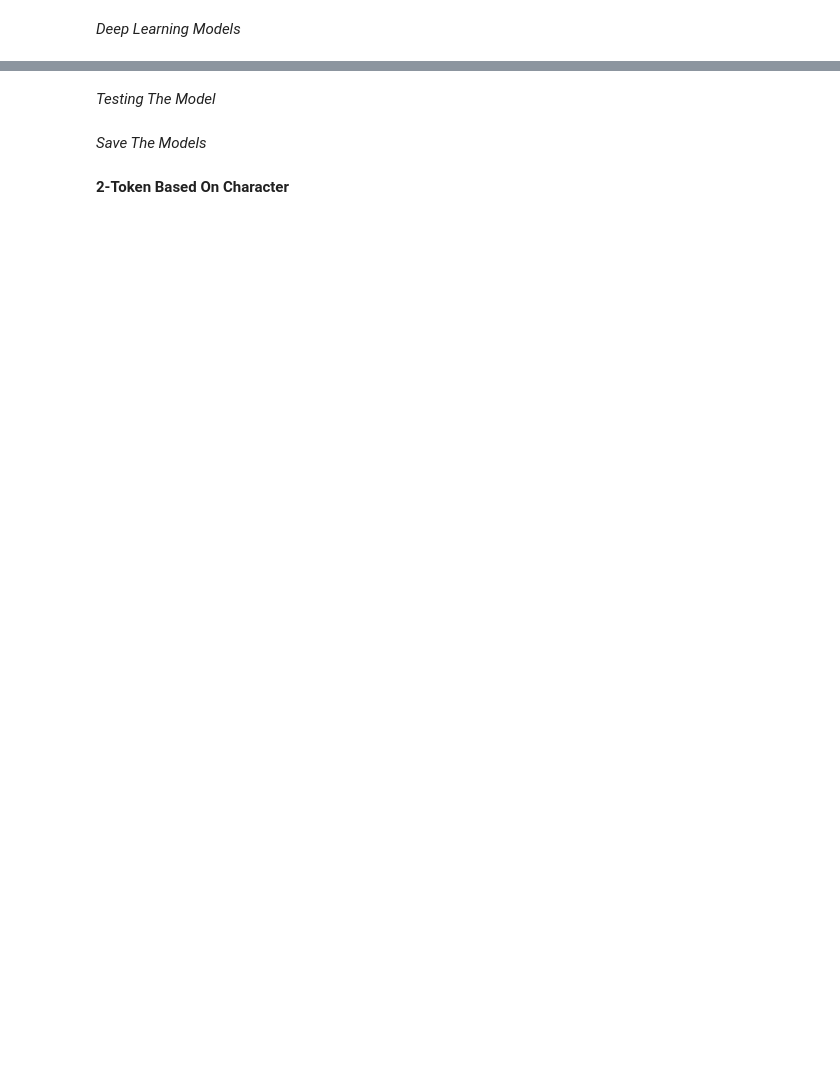
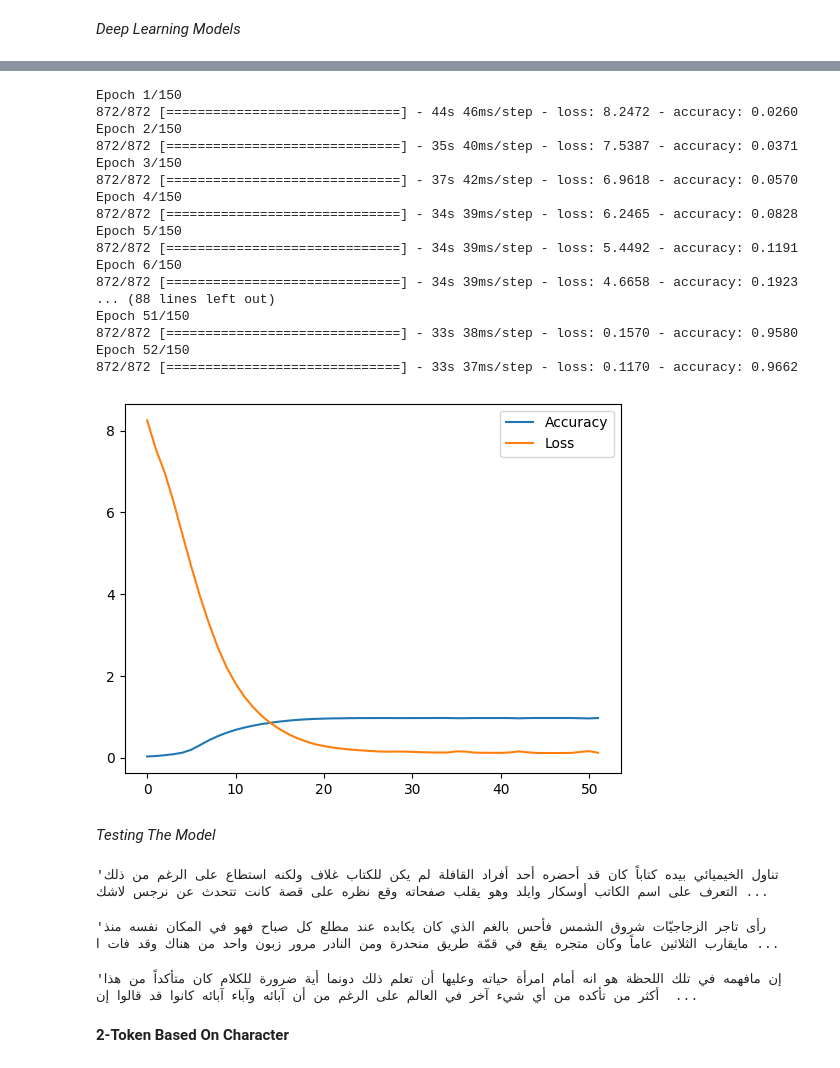
Before and after one commit to Osama-Anmar/Generating-Text, a Jupyter notebook: Arabic-Text-Generation/Generating Arabic Text.ipynb, the cells around one changed output, grey strips where cells are left out. Cells and saved outputs as stored; diff of their text form; code cells hidden in the pictures; blank space fills up the shorter version.

```diff
--- a/Arabic-Text-Generation/Generating Arabic Text.ipynb
+++ b/Arabic-Text-Generation/Generating Arabic Text.ipynb
@@ -87,20 +129,44 @@ plot_word_model_change(history=history)
 # %%
 # 3-GRU
+arabic_gru_check_point_1 = check_point('Arabic_GRU1')
 gru_model = tf.keras.layers.GRU(units= 128, return_sequences=False)
 GRU_1 = nlp_model_word(input_dim = all_words, output_dim = 100, input_length = max_length_word, unit = all_words, model = gru_model)
 model_compile_word(model =GRU_1, optimizer=tf.keras.optimizers.legacy.Adam(), loss=tf.keras.losses.CategoricalCrossentropy(), metrics=['accuracy'])
-history = model_fit(model=GRU_1, Data=train, Label=label, epochs=150, early_stop=early_stop, batch_size=32)
+history = model_fit(model=GRU_1, Data=train, Label=label, epochs=150, early_stop=early_stop_, checkpoint=arabic_gru_check_point_1 , batch_size=32)
 plot_word_model_change(history=history)
+# %% [output]
+Epoch 1/150
+872/872 [==============================] - 44s 46ms/step - loss: 8.2472 - accuracy: 0.0260
+Epoch 2/150
+872/872 [==============================] - 35s 40ms/step - loss: 7.5387 - accuracy: 0.0371
+Epoch 3/150
+872/872 [==============================] - 37s 42ms/step - loss: 6.9618 - accuracy: 0.0570
+Epoch 4/150
+872/872 [==============================] - 34s 39ms/step - loss: 6.2465 - accuracy: 0.0828
+Epoch 5/150
+872/872 [==============================] - 34s 39ms/step - loss: 5.4492 - accuracy: 0.1191
+Epoch 6/150
+872/872 [==============================] - 34s 39ms/step - loss: 4.6658 - accuracy: 0.1923
+... (88 lines left out)
+Epoch 51/150
+872/872 [==============================] - 33s 38ms/step - loss: 0.1570 - accuracy: 0.9580
+Epoch 52/150
+872/872 [==============================] - 33s 37ms/step - loss: 0.1170 - accuracy: 0.9662
+[figure, added]
 # %% [markdown]
 *Testing The Model*
 # %%
 # 1-LSTM
-model_testing_word(text = 'تناول الخيميائي ', number_of_words = 50, text_normalization = text_normalization, text_to_sequence = text_to_sequence, words_index = words_index, pad_sequences = pad_sequences, model = LSTM_1, max_length = max_length_word, index_to_words = index_to_words, word_sequence_to_text = word_sequence_to_text, all_words=all_words)
+model_testing_word(text = 'تناول الخيميائي ', number_of_words = 50, text_normalization = text_normalization, text_to_sequence = text_to_sequence, words_index = words_index, pad_sequences = pad_sequences, checkpoint_filepath='Arabic_Lstm_1_model_checkpoint.h5', max_length = max_length_word, index_to_words = index_to_words, word_sequence_to_text = word_sequence_to_text, all_words=all_words)
+# %% [output]
+'تناول الخيميائي بيده كتاباً كان قد أحضره أحد أفراد القافلة لم يكن للكتاب غلاف ولكنه استطاع على الرغم من ذلك التعرف على اسم الكاتب أوسكار وايلد وهو يقلب صفحاته وقع نظره على قصة كانت تتحدث عن نرجس لاشك ...
 # %%
 # 2-Bidirectional LSTM
-model_testing_word(text = 'رأى تاجر الزجاجيّات شروق ', number_of_words = 50, text_normalization = text_normalization, text_to_sequence = text_to_sequence, words_index = words_index, pad_sequences = pad_sequences, model = Bidirectional_LSTM_1, max_length = max_length_word, index_to_words = index_to_words, word_sequence_to_text = word_sequence_to_text, all_words=all_words)
+model_testing_word(text = 'رأى تاجر الزجاجيّات شروق ', number_of_words = 50, text_normalization = text_normalization, text_to_sequence = text_to_sequence, words_index = words_index, pad_sequences = pad_sequences, checkpoint_filepath='Arabic_Bidirectional_1_model_checkpoint.h5', max_length = max_length_word, index_to_words = index_to_words, word_sequence_to_text = word_sequence_to_text, all_words=all_words)
+# %% [output]
+'رأى تاجر الزجاجيّات شروق الشمس فأحس بالغم الذي كان يكابده عند مطلع كل صباح فهو في المكان نفسه منذ مايقارب الثلاثين عاماً وكان متجره يقع في قمّة طريق منحدرة ومن النادر مرور زبون واحد من هناك وقد فات ا ...
 # %%
 # 3-GRU
-model_testing_word(text = 'إن مافهمه في تلك اللحظة ', number_of_words = 50, text_normalization = text_normalization, text_to_sequence = text_to_sequence, words_index = words_index, pad_sequences = pad_sequences, model = GRU_1, max_length = max_length_word, index_to_words = index_to_words, word_sequence_to_text = word_sequence_to_text, all_words=all_words)
+model_testing_word(text = 'إن مافهمه في تلك اللحظة ', number_of_words = 50, text_normalization = text_normalization, text_to_sequence = text_to_sequence, words_index = words_index, pad_sequences = pad_sequences, checkpoint_filepath='Arabic_GRU1_model_checkpoint.h5', max_length = max_length_word, index_to_words = index_to_words, word_sequence_to_text = word_sequence_to_text, all_words=all_words)
+# %% [output]
+'إن مافهمه في تلك اللحظة هو انه أمام امرأة حياته وعليها أن تعلم ذلك دونما أية ضرورة للكلام كان متأكداً من هذا أكثر من تأكده من أي شيء آخر في العالم على الرغم من أن آبائه وآباء آبائه كانوا قد قالوا إن  ...
-# %% [markdown]
-*Save The Models*
```
Also changed, not shown: parts of 27 cells of this notebook.
